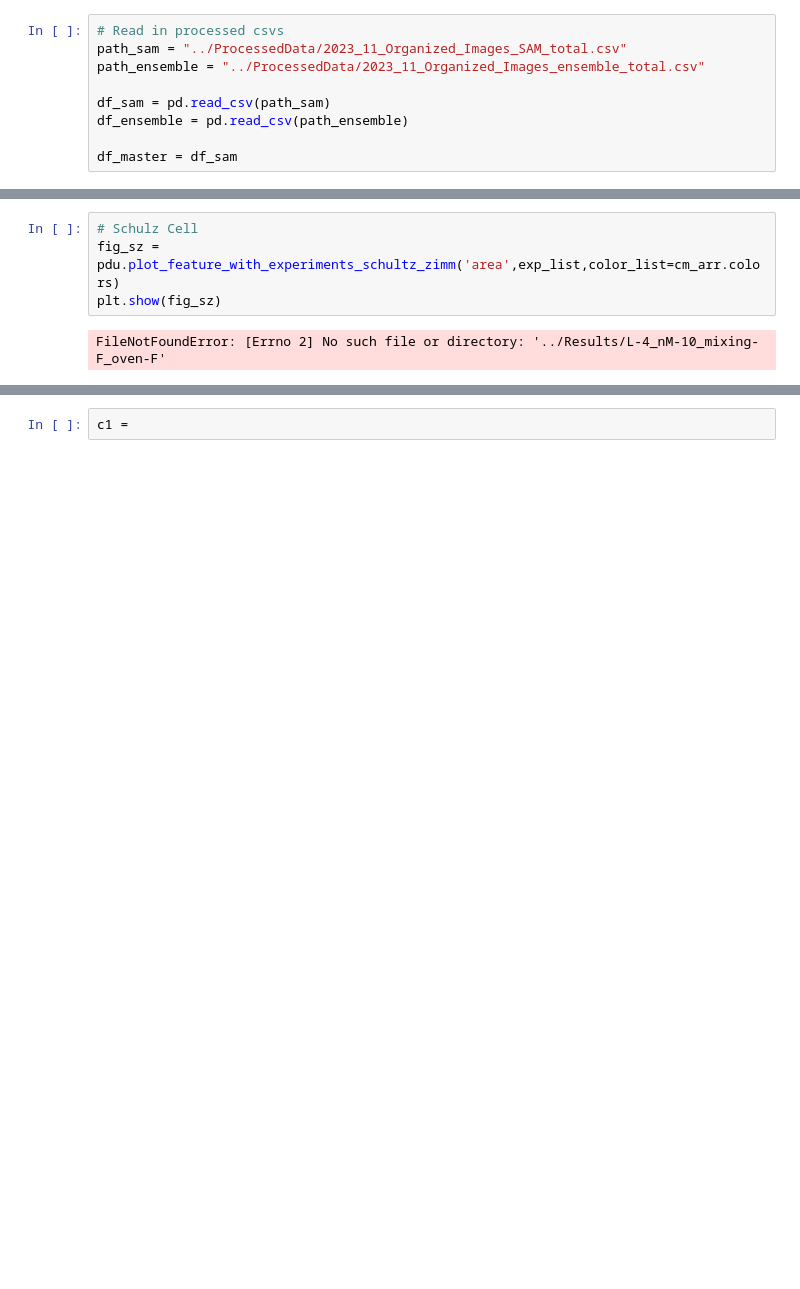
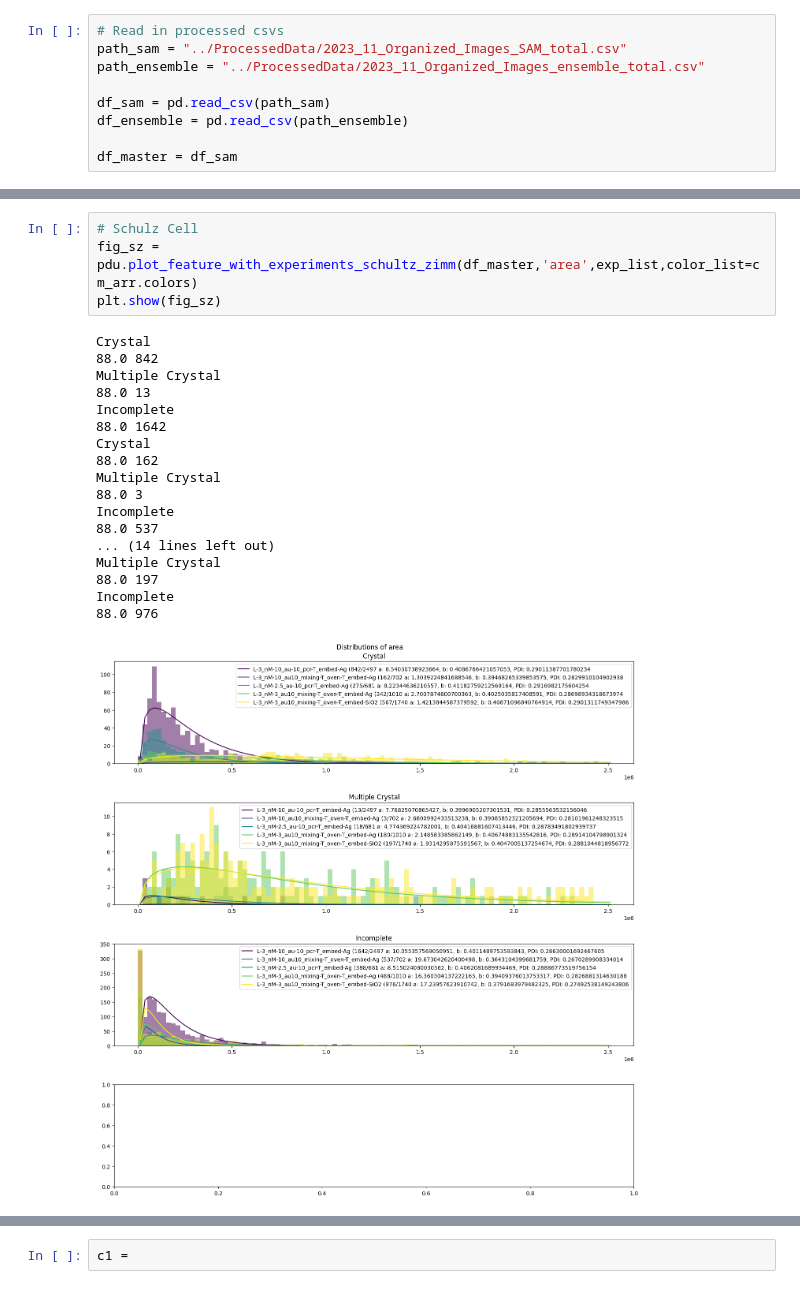
Before and after one commit to jepietryga/colloidalcrystal_ml, a Jupyter notebook: Workbooks/2023_process_data.ipynb, the cells around one changed output, grey strips where cells are left out. Saved outputs shown, nothing was run; the diff lists cells and outputs as text; blank space fills up the shorter version.

```diff
--- a/Workbooks/2023_process_data.ipynb
+++ b/Workbooks/2023_process_data.ipynb
@@ -63,9 +98,26 @@ Incomplete
 # %%
 # Schulz Cell
-fig_sz = pdu.plot_feature_with_experiments_schultz_zimm('area',exp_list,color_list=cm_arr.colors)
+fig_sz = pdu.plot_feature_with_experiments_schultz_zimm(df_master,'area',exp_list,color_list=cm_arr.colors)
 plt.show(fig_sz)
 # %% [output]
-FileNotFoundError: [Errno 2] No such file or directory: '../Results/L-4_nM-10_mixing-F_oven-F'
+Crystal
+88.0 842
+Multiple Crystal
+88.0 13
+Incomplete
+88.0 1642
+Crystal
+88.0 162
+Multiple Crystal
+88.0 3
+Incomplete
+88.0 537
+... (14 lines left out)
+Multiple Crystal
+88.0 197
+Incomplete
+88.0 976
+[figure, added]
 # %%
 ## WIP cell for checking out what's going on with Schultz-Zimm
 from scipy.optimize import curve_fit
```
Also changed, not shown: parts of 5 cells of this notebook, 11 other files.
